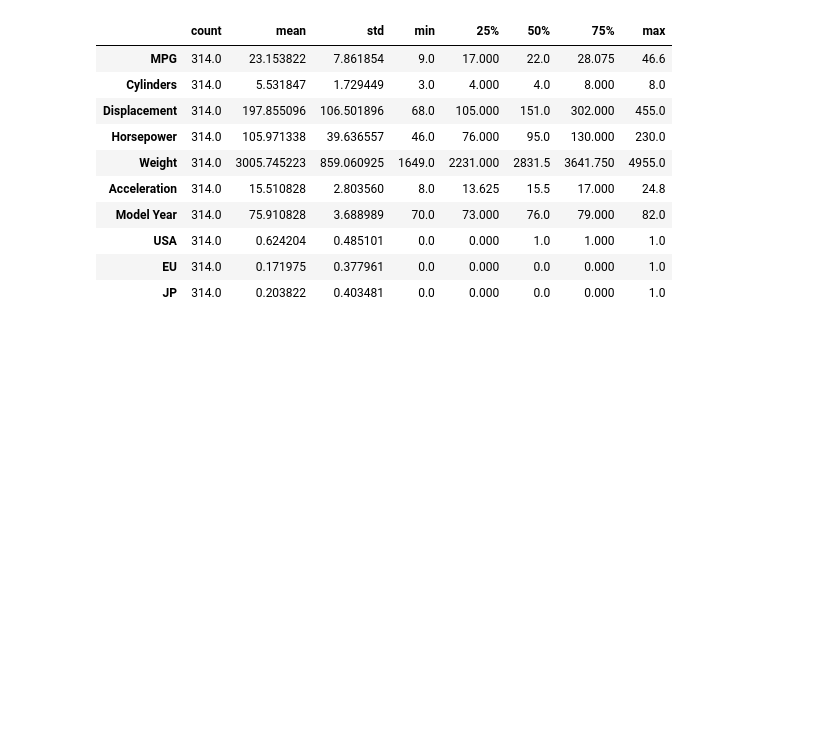
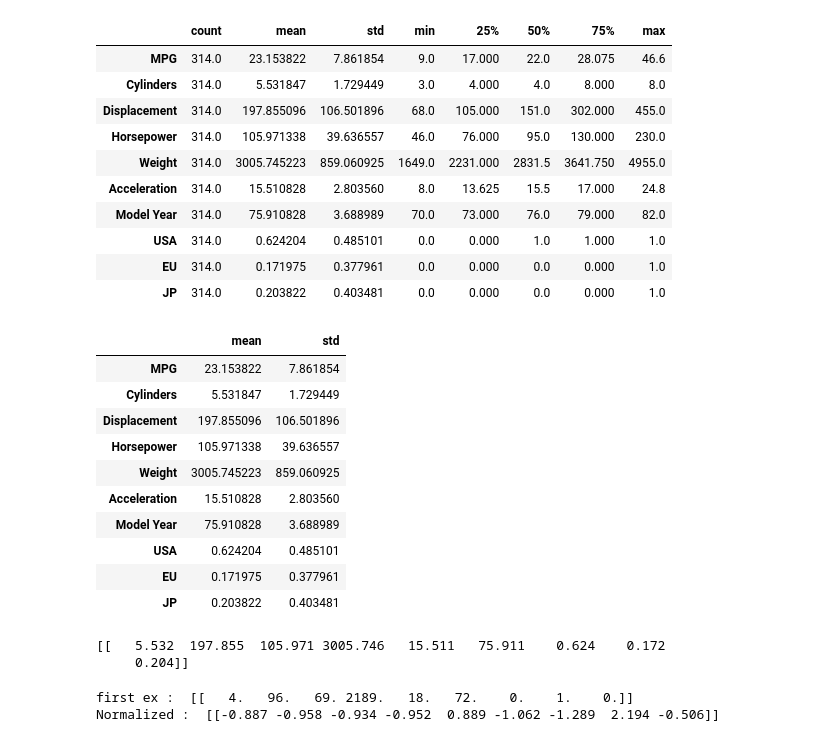
Before and after one commit to jeongdonguk/Tutorial-2.ML-basic-with-Keras-for-Beginner, a Jupyter notebook: Regression/Regression-Predict fuel efficiency.ipynb, the cells around one changed output. Cells and saved outputs as stored; diff of their text form; code cells hidden in the pictures; blank space fills up the shorter version.

```diff
--- a/Regression/Regression-Predict fuel efficiency.ipynb
+++ b/Regression/Regression-Predict fuel efficiency.ipynb
@@ -90,0 +97,14 @@ train_data.describe().transpose()
+# %%
+train_data.describe().transpose()[['mean','std']]
+# %% [output]
+|  | mean | std |
+| MPG | 23.153822 | 7.861854 |
+| Cylinders | 5.531847 | 1.729449 |
+| Displacement | 197.855096 | 106.501896 |
+| Horsepower | 105.971338 | 39.636557 |
+| Weight | 3005.745223 | 859.060925 |
+| Acceleration | 15.510828 | 2.803560 |
+| Model Year | 75.910828 | 3.688989 |
+| USA | 0.624204 | 0.485101 |
+| EU | 0.171975 | 0.377961 |
+| JP | 0.203822 | 0.403481 |
@@ -90,0 +114,12 @@ train_data.describe().transpose()
+# %%
+print(normalizer.mean.numpy())
+# %% [output]
+[[   5.532  197.855  105.971 3005.746   15.511   75.911    0.624    0.172
+     0.204]]
+# %%
+first = np.array(train_features[:1])
+print('first ex : ',first)
+print('Normalized : ',normalizer(first).numpy())
+# %% [output]
+first ex :  [[   4.   96.   69. 2189.   18.   72.    0.    1.    0.]]
+Normalized :  [[-0.887 -0.958 -0.934 -0.952  0.889 -1.062 -1.289  2.194 -0.506]]
```
Also changed, not shown: parts of 14 cells of this notebook.
